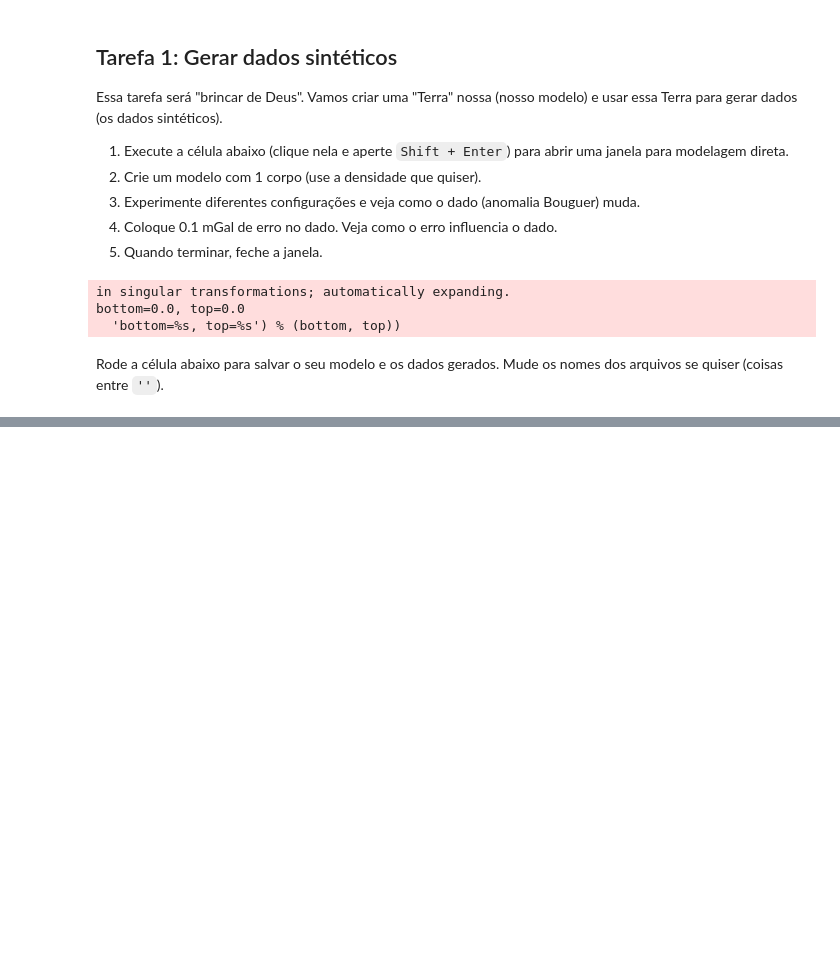
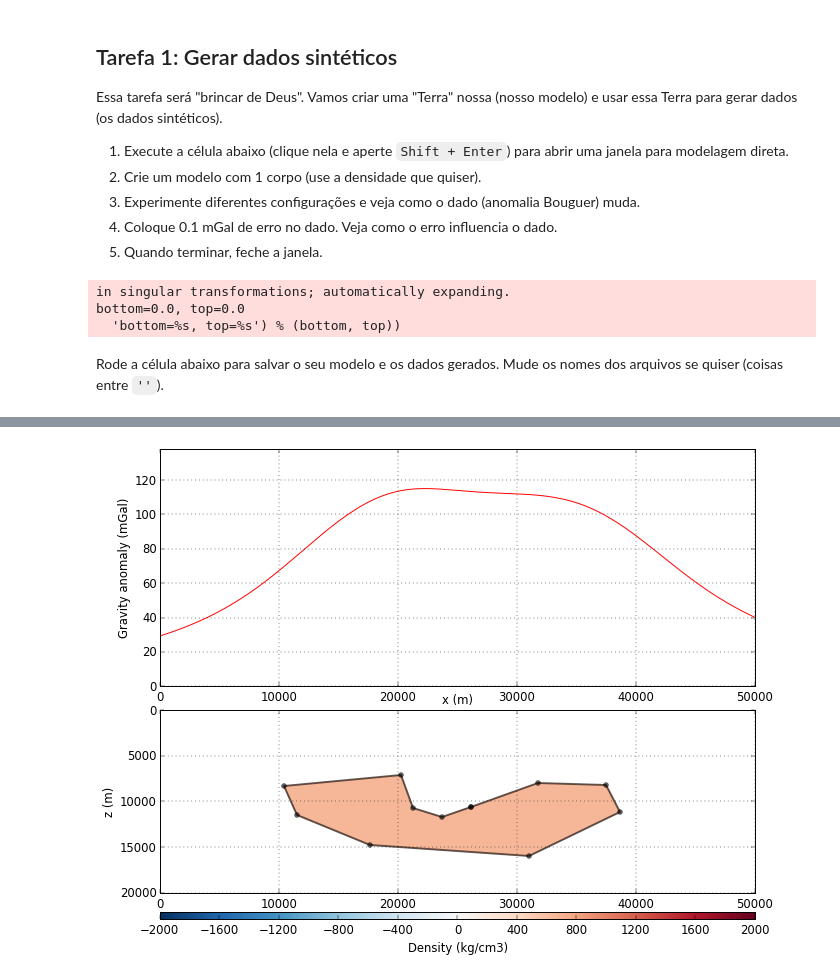
Before and after one commit to leouieda/geofisica1, a Jupyter notebook: notebooks/pratica5.ipynb, the cells around one changed output, grey strips where cells are left out. Saved outputs shown, nothing was run; the diff lists cells and outputs as text; code cells hidden in the pictures; blank space fills up the shorter version.

```diff
--- a/notebooks/pratica5.ipynb
+++ b/notebooks/pratica5.ipynb
@@ -65,0 +85,4 @@ Pegue o arquivo de dados (`modelo1-dados.txt`) e o arquivo de modelo (`modelo1`)
+# %%
+Moulder.load(modelo_colega).plot()
+# %% [output]
+[figure, added]
```
Also changed, not shown: parts of 22 cells of this notebook.
